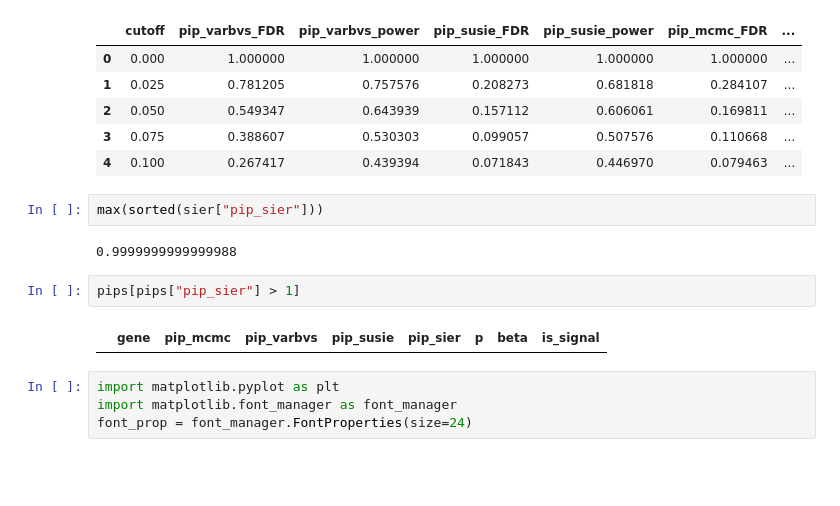
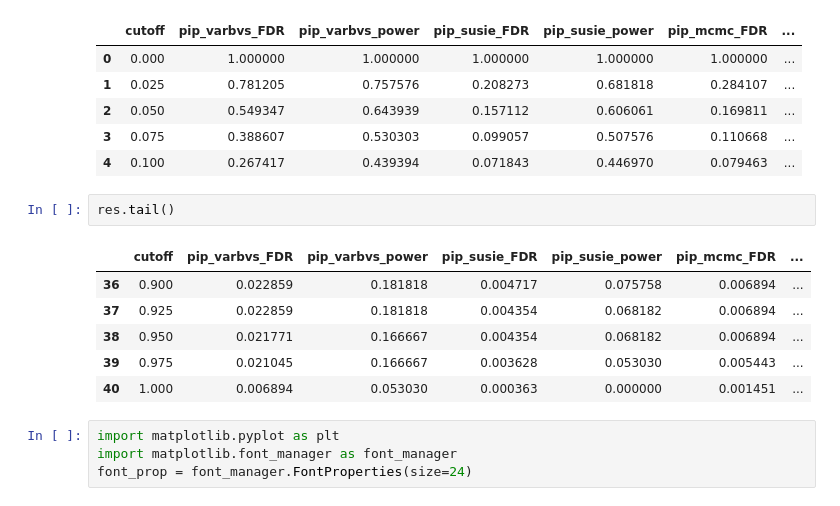
Before and after one commit to gaow/cnv-gene-mapping, a Jupyter notebook: workflow/20200603_FDR_power_curve.ipynb, the cells around one changed output. Drawn from its saved outputs; the diff is of its cells as text; blank space fills up the shorter version.

```diff
--- a/workflow/20200603_FDR_power_curve.ipynb
+++ b/workflow/20200603_FDR_power_curve.ipynb
@@ -66,14 +68,15 @@ res.head()
 | 2 | 0.050 | 0.549347 | 0.643939 | 0.157112 | 0.606061 | 0.169811 | ... |
 | 3 | 0.075 | 0.388607 | 0.530303 | 0.099057 | 0.507576 | 0.110668 | ... |
 | 4 | 0.100 | 0.267417 | 0.439394 | 0.071843 | 0.446970 | 0.079463 | ... |
-# %%
-max(sorted(sier["pip_sier"]))
-# %% [output]
-0.9999999999999988
-# %%
-pips[pips["pip_sier"] > 1]
-# %% [output]
-|  | gene | pip_mcmc | pip_varbvs | pip_susie | pip_sier | p | beta | is_signal |
+# %%
+res.tail()
+# %% [output]
+|  | cutoff | pip_varbvs_FDR | pip_varbvs_power | pip_susie_FDR | pip_susie_power | pip_mcmc_FDR | ... |
+| 36 | 0.900 | 0.022859 | 0.181818 | 0.004717 | 0.075758 | 0.006894 | ... |
+| 37 | 0.925 | 0.022859 | 0.181818 | 0.004354 | 0.068182 | 0.006894 | ... |
+| 38 | 0.950 | 0.021771 | 0.166667 | 0.004354 | 0.068182 | 0.006894 | ... |
+| 39 | 0.975 | 0.021045 | 0.166667 | 0.003628 | 0.053030 | 0.005443 | ... |
+| 40 | 1.000 | 0.006894 | 0.053030 | 0.000363 | 0.000000 | 0.001451 | ... |
 # %%
 import matplotlib.pyplot as plt
 import matplotlib.font_manager as font_manager
```
Also changed, not shown: parts of 9 cells of this notebook, 4 other files.
